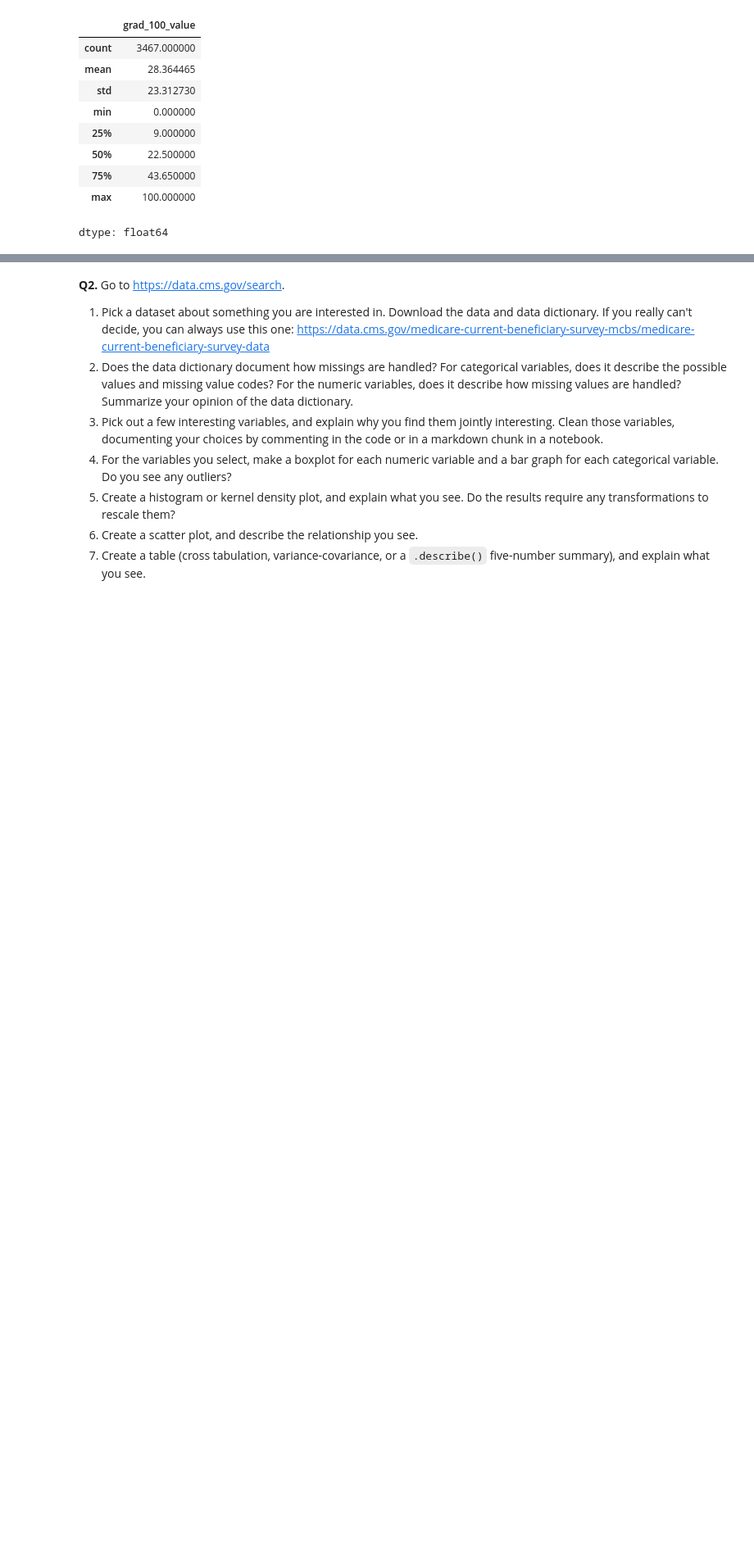
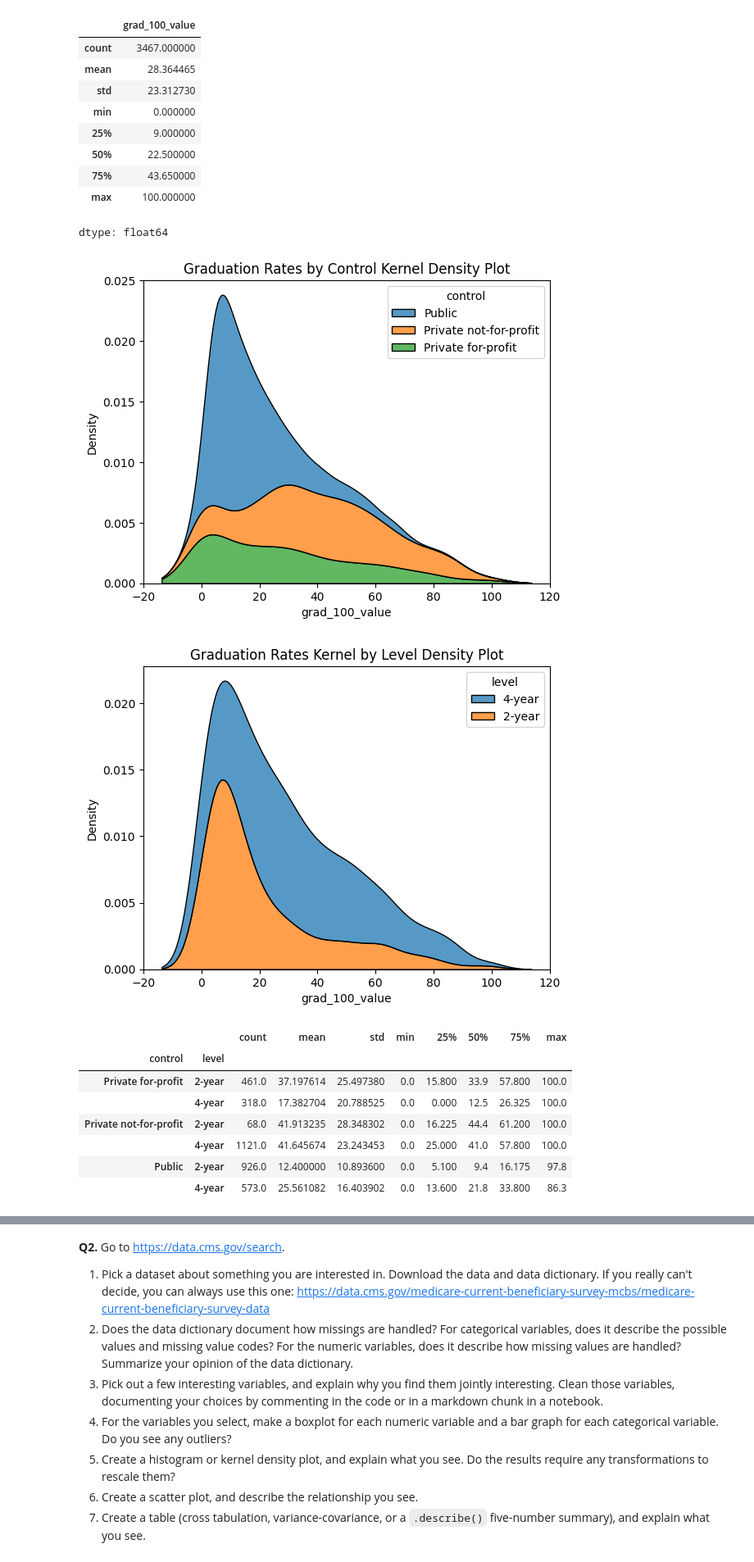
Before and after one commit to KaranRawatUVA/visualization, a Jupyter notebook: assignment/assignment.ipynb, the cells around one changed output, grey strips where cells are left out. Shown at 82% size. Cells and saved outputs as stored; diff of their text form; code cells hidden in the pictures; blank space fills up the shorter version.

```diff
--- a/assignment/assignment.ipynb
+++ b/assignment/assignment.ipynb
@@ -134,3 +134,41 @@ df[var].describe()
 | 75% | 43.650000 |
 | max | 100.000000 |
 dtype: float64
+# %%
+# 5
+
+grouped_df = df.groupby(['control', 'level'])
+
+
+
+x = sns.kdeplot(data=df, x='grad_100_value', hue='control', multiple='stack')
+x.set_title('Graduation Rates by Control Kernel Density Plot')
+
+plt.show()
+
+# This graph shows that public schools tend to haave lower graduation rates (right skewed).
+# While private not for profit is more evenly distributed.
+# private for profit is also right skewed, but not as much as public schools.
+
+y = sns.kdeplot(data=df, x='grad_100_value', hue='level', multiple='stack')
+y.set_title('Graduation Rates by Level Kernel Density Plot')
+
+plt.show()
+
+# Two year and four year colleges are both right skewed.
+# There are more four year colleges with high graduation rates.
+grouped_df['grad_100_value'].describe()
+
+# Private not for profit 2 year colleges have the higest rate of graduation (41.913235)
+# while Private not for profit 4 year colleges are barely second (41.645674)
+# %% [output]
+[figure, added]
+[figure, added]
+|  |  | count | mean | std | min | 25% | 50% | 75% | max |
+| control | level |  |  |  |  |  |  |  |  |
+| Private for-profit | 2-year | 461.0 | 37.197614 | 25.497380 | 0.0 | 15.800 | 33.9 | 57.800 | 100.0 |
+|  | 4-year | 318.0 | 17.382704 | 20.788525 | 0.0 | 0.000 | 12.5 | 26.325 | 100.0 |
+| Private not-for-profit | 2-year | 68.0 | 41.913235 | 28.348302 | 0.0 | 16.225 | 44.4 | 61.200 | 100.0 |
+|  | 4-year | 1121.0 | 41.645674 | 23.243453 | 0.0 | 25.000 | 41.0 | 57.800 | 100.0 |
+| Public | 2-year | 926.0 | 12.400000 | 10.893600 | 0.0 | 5.100 | 9.4 | 16.175 | 97.8 |
+|  | 4-year | 573.0 | 25.561082 | 16.403902 | 0.0 | 13.600 | 21.8 | 33.800 | 86.3 |
```
Also changed, not shown: parts of 3 cells of this notebook.
